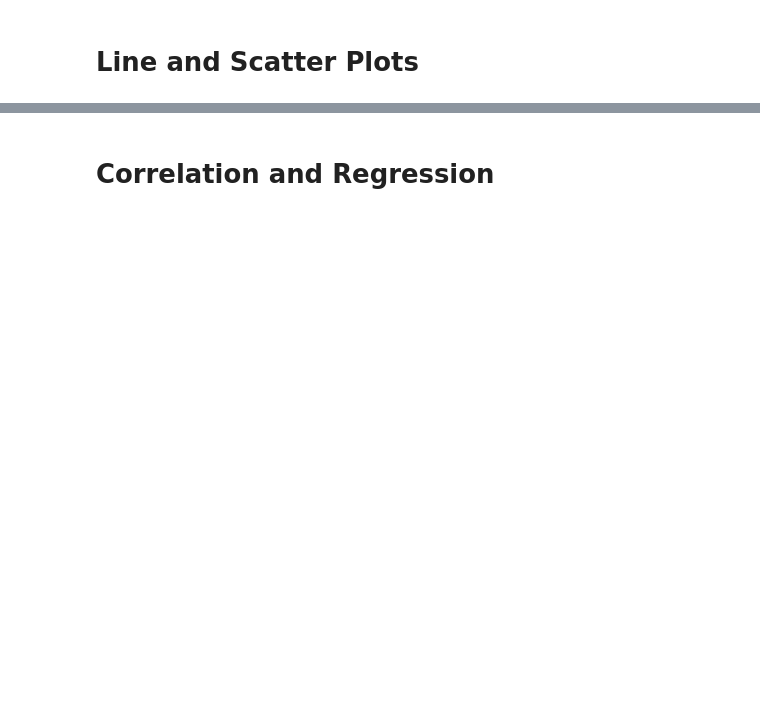
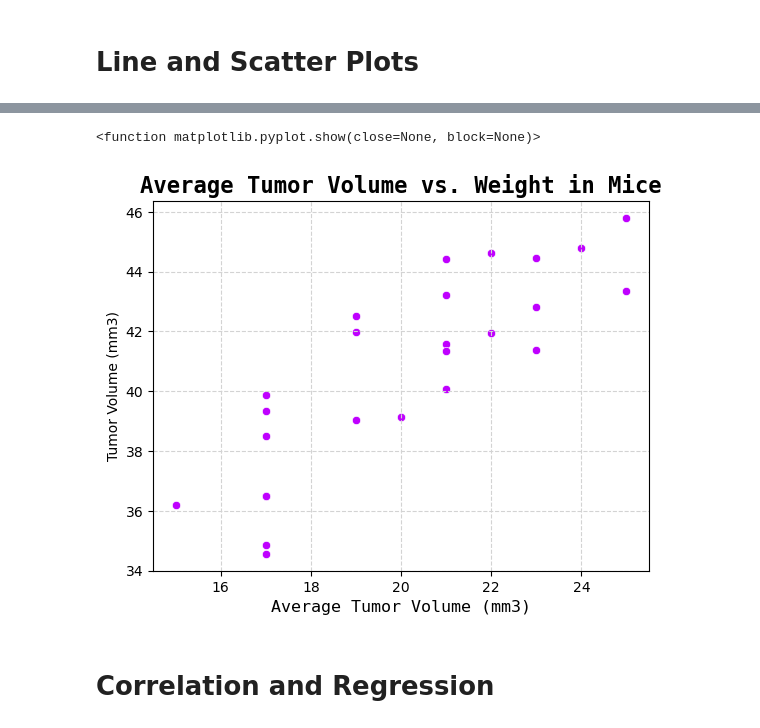
Before and after one commit to martabaker/ds_module_5_data_viz, a Jupyter notebook: Starter Code/Pymaceuticals/Pymaceuticals Inc..ipynb, the cells around one changed output, grey strips where cells are left out. Saved outputs shown, nothing was run; the diff lists cells and outputs as text; code cells hidden in the pictures; blank space fills up the shorter version.

```diff
--- a/Starter Code/Pymaceuticals/Pymaceuticals Inc..ipynb
+++ b/Starter Code/Pymaceuticals/Pymaceuticals Inc..ipynb
@@ -338,4 +339,8 @@ plt.show
 # %% [markdown]
 # Line and Scatter Plots
+# %%
+# Creating a new dataframe that only include Capomulin data
+filt = df["Drug Regimen"] == "Capomulin"
+df_cap = df.loc[filt]
 # %%
 # Generate a line plot of tumor volume vs. time point for a single mouse treated with Capomulin
@@ -360,3 +369,25 @@ plt.show
+# %%
+# Generate a scatter plot of mouse weight vs. the average observed tumor volume for the entire Capomulin regimen
+# Seaborn;
+# Step 1: Get the Data
+x = df_cap.groupby("Mouse ID")["Weight (g)"].unique().astype("int64") # Mouse Weight (.unique() results in object, so needs to be cast to an int)
+y = df_cap.groupby("Mouse ID")["Tumor Volume (mm3)"].mean() # Average Tumor Volume
+
+# Step 2: Create the plot
+sns.scatterplot(x=x, y=y, color="#BF00FF")
+
+# Step 3: Customize
+plt.title("Average Tumor Volume vs. Weight in Mice", fontsize=16, fontfamily="monospace", fontweight="bold")
+plt.xlabel("Weight (g)", fontsize=12, fontfamily="monospace")
+plt.xlabel("Average Tumor Volume (mm3)", fontsize=12, fontfamily="monospace")
+
+plt.grid(color="lightgray", linestyle="--")
+
+# Step 4: Show and Save
+plt.show
+# %% [output]
+<function matplotlib.pyplot.show(close=None, block=None)>
+[figure, added]
 # %% [markdown]
 # Correlation and Regression
 # %%
```
Also changed, not shown: parts of 5 cells of this notebook.
